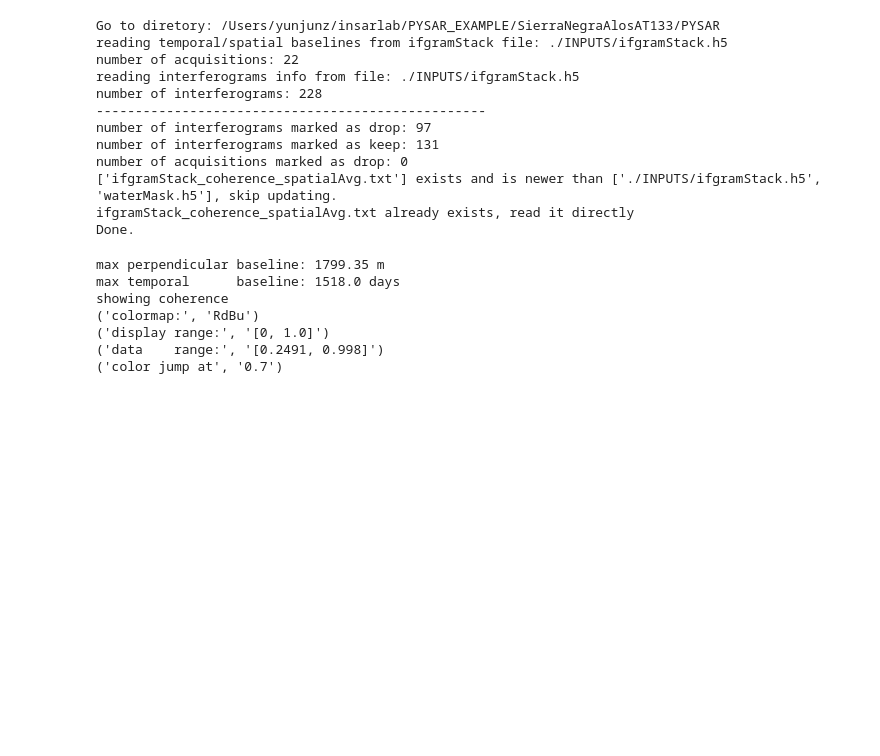
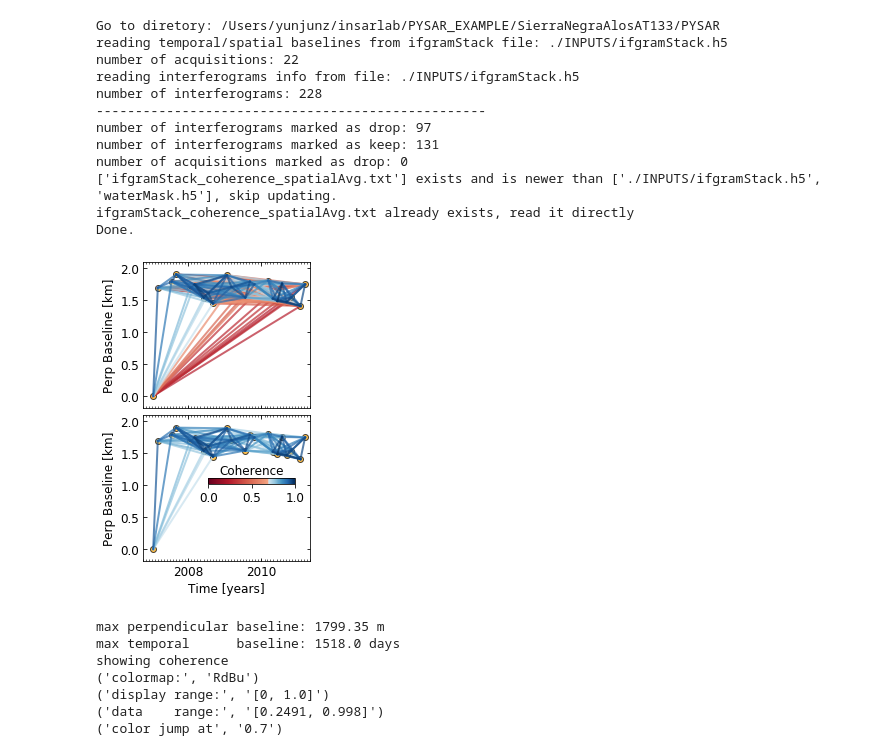
Before and after one commit to geodesymiami/Yunjun_et_al-2019-MintPy, a Jupyter notebook: Fig_07_net_modification.ipynb, the cells around one changed output. Saved outputs shown, nothing was run; the diff lists cells and outputs as text; code cells hidden in the pictures; blank space fills up the shorter version.

```diff
--- a/Fig_07_net_modification.ipynb
+++ b/Fig_07_net_modification.ipynb
@@ -3,6 +3,7 @@
 
 import os
 import numpy as np
+import matplotlib as mpl
 import matplotlib.pyplot as plt
 from matplotlib.colors import LinearSegmentedColormap
 import pysar.plot_network as plotnet
@@ -27,9 +28,11 @@ inps.disp_min = 0
 inps.markersize = 6
 inps.legend_loc = (0.15, 0.1)
 inps.disp_legend = False
-inps.disp_drop = True
+inps.disp_drop = False
 inps.every_year = 2
 inps = plotnet.read_network_info(inps)
+inps.pbaseList = [i/1000. for i in inps.pbaseList]
+inps.ylabel = 'Perp Baseline [km]'
 
 # list of date12 to date
 m_dates = [date12.split('_')[0] for date12 in inps.date12List]
@@ -59,6 +62,29 @@ number of acquisitions marked as drop: 0
 ['ifgramStack_coherence_spatialAvg.txt'] exists and is newer than ['./INPUTS/ifgramStack.h5', 'waterMask.h5'], skip updating.
 ifgramStack_coherence_spatialAvg.txt already exists, read it directly
 Done.
+# %%
+print_msg = False
+fig, ax = plt.subplots(nrows=2, ncols=1, figsize=[3, 5.5])
+
+# pruned network
+pp.plot_network(ax[0], inps.date12List, inps.dateList, inps.pbaseList, dict(vars(inps)), print_msg=print_msg)
+# coherence-based network
+pp.plot_network(ax[1], inps.date12List, inps.dateList, inps.pbaseList, dict(vars(inps)), inps.date12List_drop, print_msg=print_msg)
+ax[0].set_xticklabels([])
+ax[0].set_xlabel('')
+plt.subplots_adjust(hspace=0.05)
+
+# colorbar
+cax = fig.add_axes([0.43, 0.32, 0.4, 0.015])
+cbar = mpl.colorbar.ColorbarBase(ax=cax, cmap=cmap, ticks=[0., 0.5, 1.], orientation='horizontal')
+cbar.ax.tick_params(which='both', direction='out', labelsize=font_size)
+cbar.set_label('Coherence', fontsize=font_size)
+cax.xaxis.set_label_position("top")
+
+fig.savefig('{}_net_coh.png'.format(proj_name), bbox_inches='tight', transparent=True, dpi=fig_dpi)
+plt.show()
+# %% [output]
+[figure, added]
 # %%
 fig, ax = plt.subplots(nrows=2, ncols=1, figsize=[2.8, 6])
 
```
Also changed, not shown: 3 other files.
